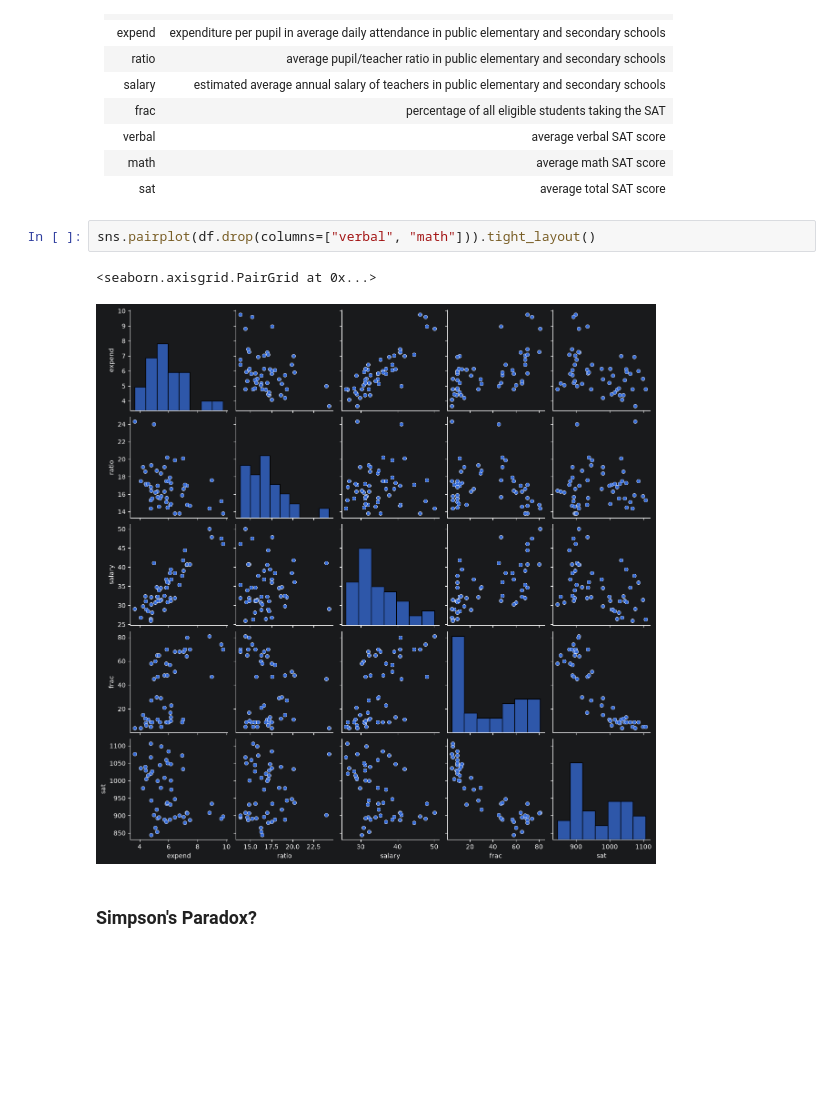
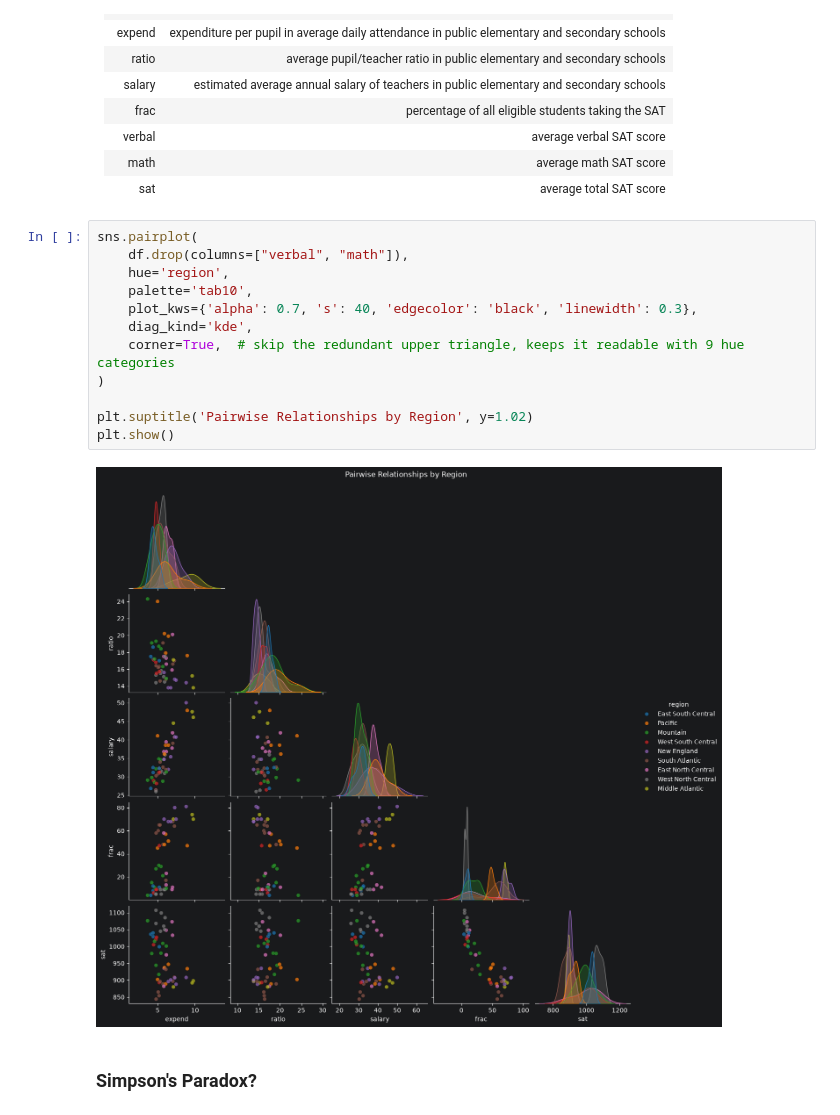
Before and after one commit to NotUniqueUser/applied-stats-project, a Jupyter notebook: pymc.ipynb, the cells around one changed output. Saved outputs shown, nothing was run; the diff lists cells and outputs as text; blank space fills up the shorter version.

Commit message:
better pairplot and fix bayesian models

```diff
--- a/pymc.ipynb
+++ b/pymc.ipynb
@@ -163,10 +163,19 @@ The SAT is scored on a scale of 400–1600, combining two section scores of 200
 | math     | average math SAT score                                                                       |
 | sat      | average total SAT score                                                                      |
 # %%
-sns.pairplot(df.drop(columns=["verbal", "math"])).tight_layout()
+sns.pairplot(
+    df.drop(columns=["verbal", "math"]),
+    hue='region',
+    palette='tab10',
+    plot_kws={'alpha': 0.7, 's': 40, 'edgecolor': 'black', 'linewidth': 0.3},
+    diag_kind='kde',
+    corner=True,  # skip the redundant upper triangle, keeps it readable with 9 hue categories
+)
+
+plt.suptitle('Pairwise Relationships by Region', y=1.02)
+plt.show()
 # %% [output]
-<seaborn.axisgrid.PairGrid at 0x...>
-[figure, old version]
+[figure, new version]
 # %% [markdown]
 ### Simpson's Paradox?
 # %%
```
Also changed, not shown: parts of 27 cells of this notebook.
